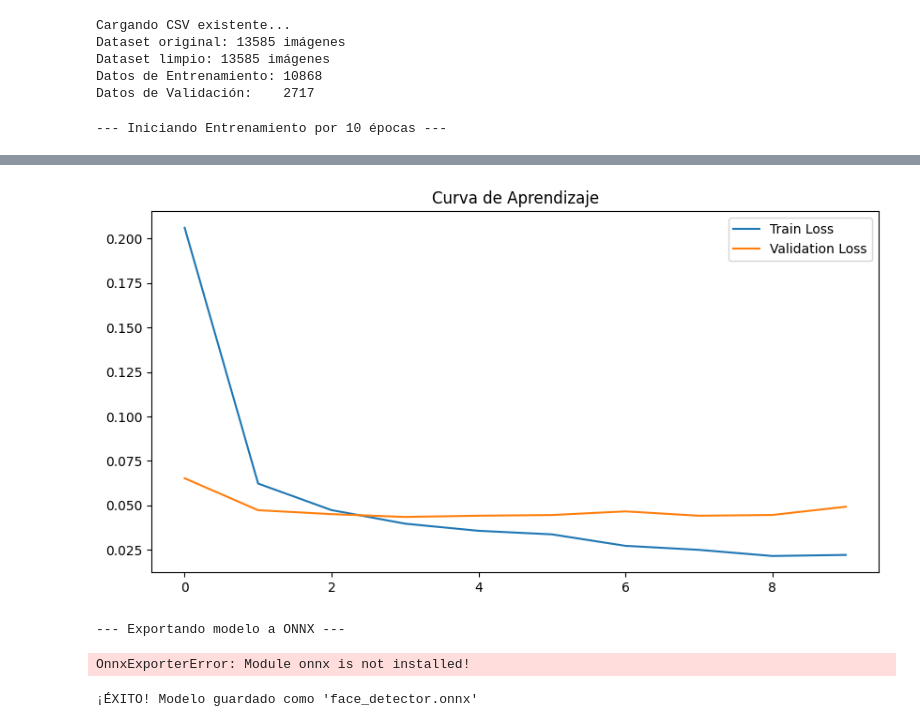
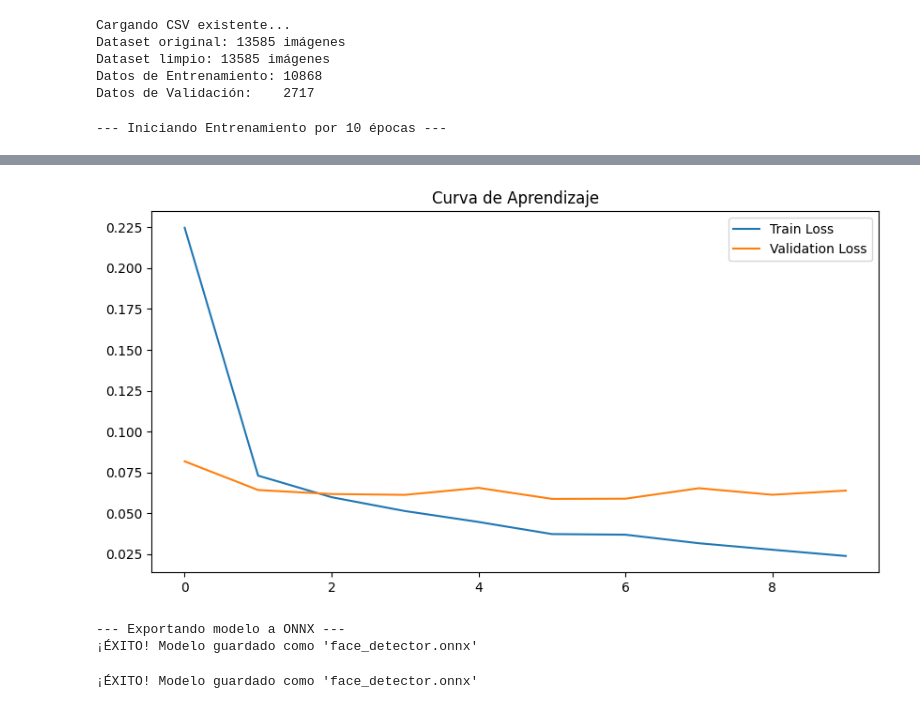
Before and after one commit to Valgal22/Facial-Recognition-GarAItu, a Jupyter notebook: preprocess_and_train.ipynb, the cells around one changed output, grey strips where cells are left out. Saved outputs shown, nothing was run; the diff lists cells and outputs as text; code cells hidden in the pictures.

Commit message:
Modelo Second version

```diff
--- a/preprocess_and_train.ipynb
+++ b/preprocess_and_train.ipynb
@@ -347,8 +369,8 @@ transform = transforms.Compose([
 ])
 
 # 2. DataLoaders
-train_ds = FaceDataset(train_df, transform=transform)
-val_ds = FaceDataset(val_df, transform=transform)
+train_ds = FaceDataset(train_df, transform=transform, phase='train')
+val_ds = FaceDataset(val_df, transform=transform, phase='val')
 
 train_loader = DataLoader(train_ds, batch_size=BATCH_SIZE, shuffle=True, num_workers=0)
 val_loader = DataLoader(val_ds, batch_size=BATCH_SIZE, shuffle=False, num_workers=0)
@@ -427,6 +450,6 @@ Epoch [10/10] Summary -> Avg Train Loss: 0.0222 | Validation Loss: 0.0493
-[figure, old version]
+[figure, new version]
 --- Exportando modelo a ONNX ---
+¡ÉXITO! Modelo guardado como 'face_detector.onnx'
-OnnxExporterError: Module onnx is not installed!
 # %%
 torch.onnx.export(
     model,
```
Also changed, not shown: parts of 3 cells of this notebook, 11 other files.
